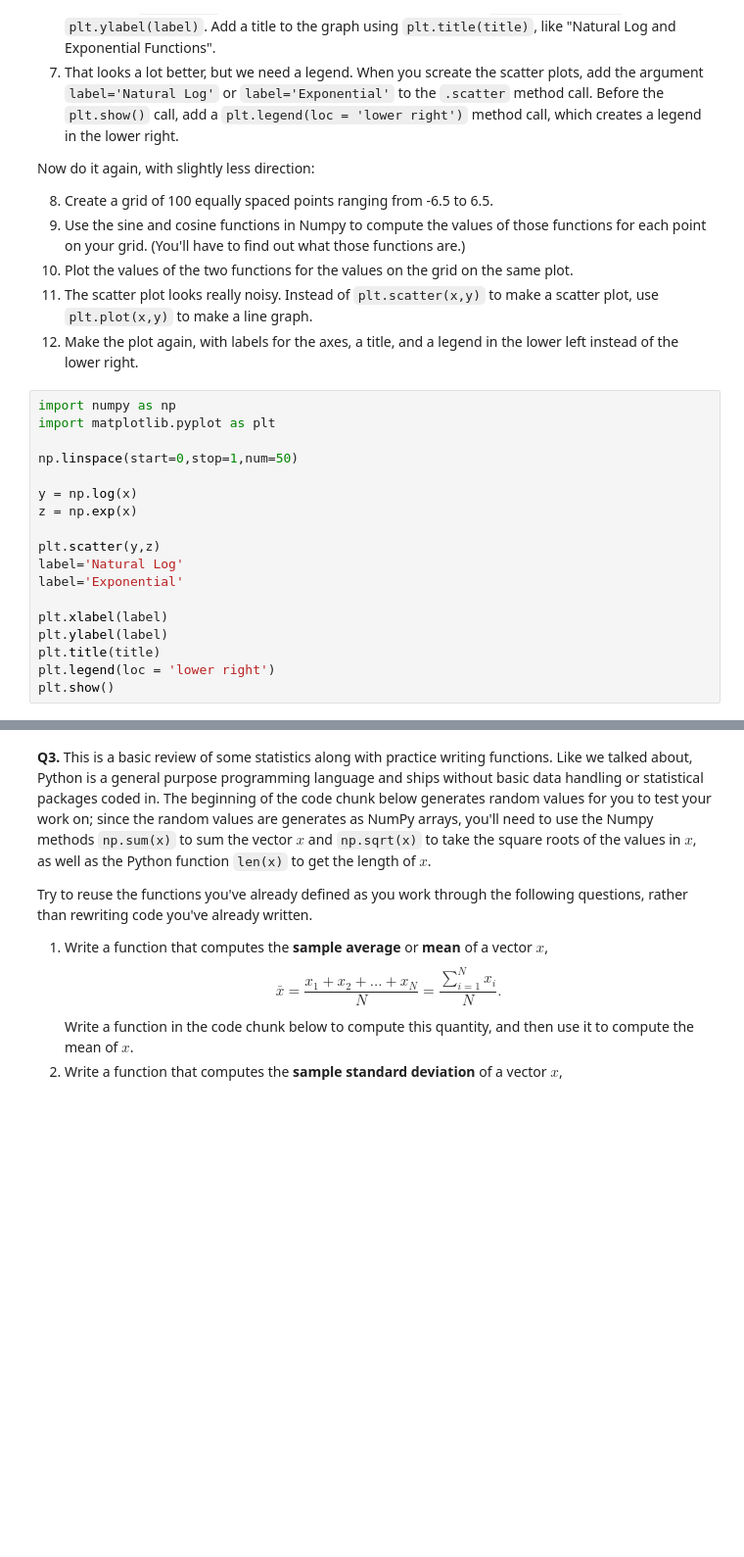
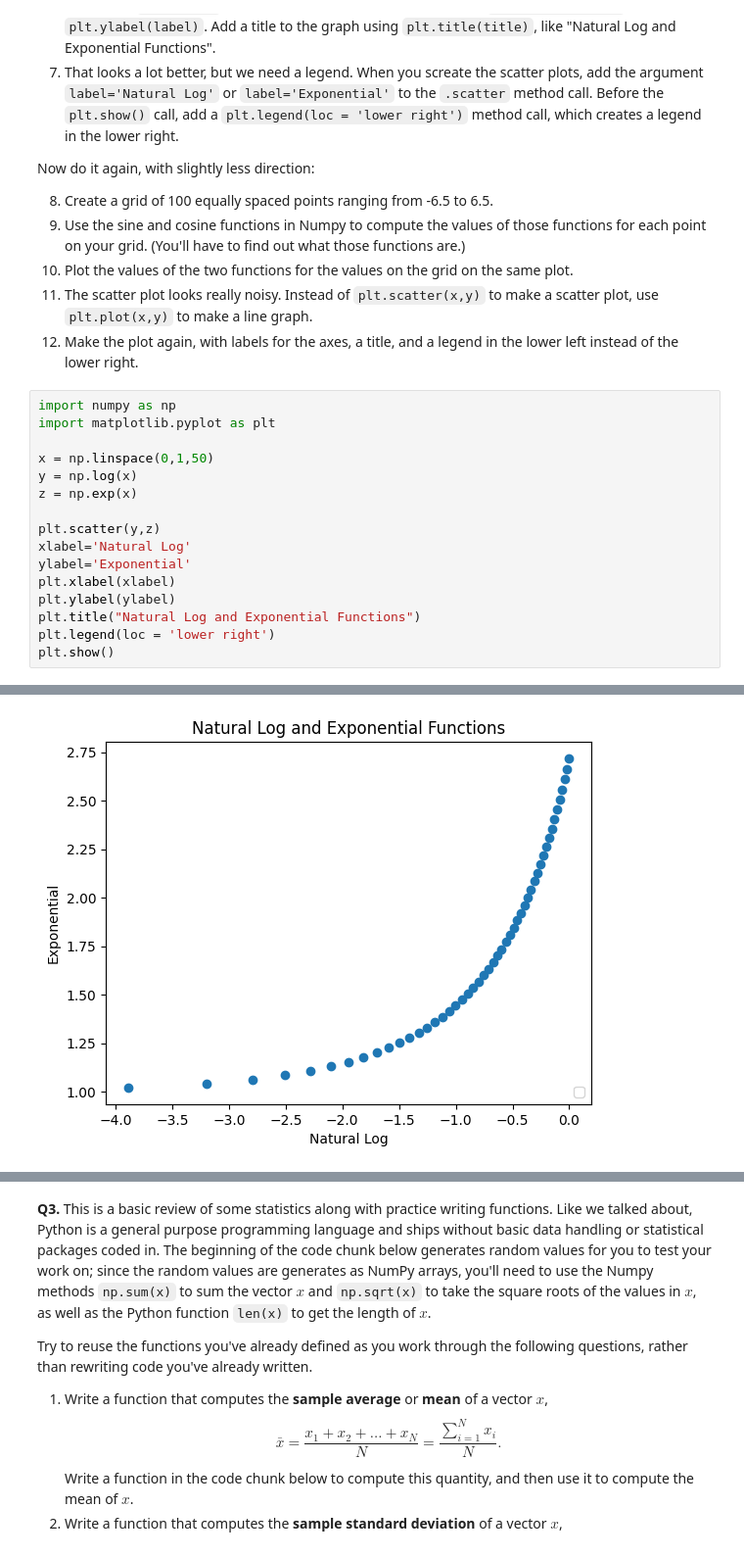
Before and after one commit to vnewsome/programming, a Jupyter notebook: assignment/assignment_programming.ipynb, the cells around one changed output, grey strips where cells are left out. Shown at 98% size. Drawn from its saved outputs; the diff is of its cells as text; blank space fills up the shorter version.

```diff
--- a/assignment/assignment_programming.ipynb
+++ b/assignment/assignment_programming.ipynb
@@ -50,18 +50,16 @@ Now do it again, with slightly less direction:
 import numpy as np
 import matplotlib.pyplot as plt
 
-np.linspace(start=0,stop=1,num=50)
-
+x = np.linspace(0,1,50)
 y = np.log(x)
 z = np.exp(x)
 
 plt.scatter(y,z)
-label='Natural Log'
-label='Exponential'
-
-plt.xlabel(label)
-plt.ylabel(label)
-plt.title(title)
+xlabel='Natural Log'
+ylabel='Exponential'
+plt.xlabel(xlabel)
+plt.ylabel(ylabel)
+plt.title("Natural Log and Exponential Functions")
 plt.legend(loc = 'lower right')
 plt.show()
 # %% [output]
@@ -68,0 +67 @@ NameError: name 'x' is not defined
+[figure, added]
```
Also changed, not shown: parts of 3 cells of this notebook.
